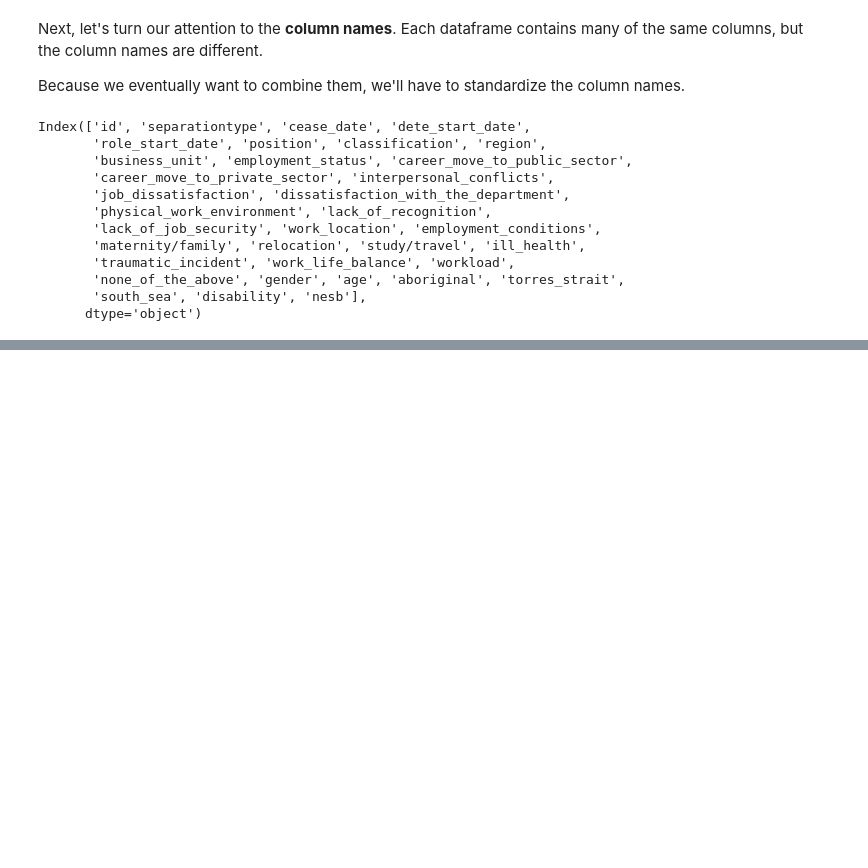
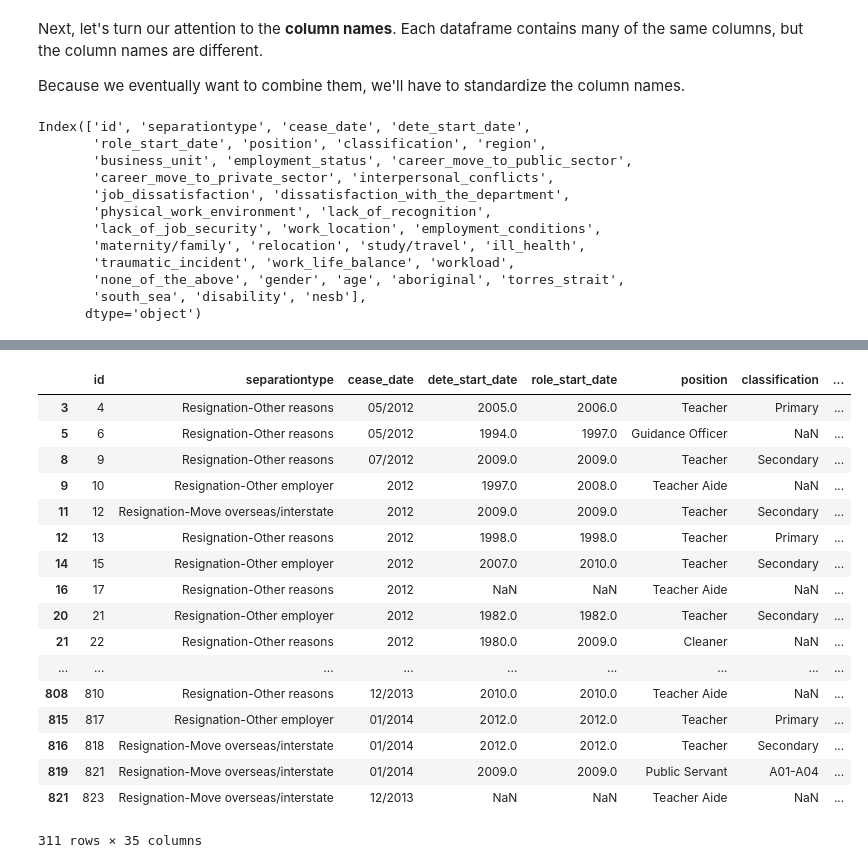
Before and after one commit to eugene-petrash/employees-resigning, a Jupyter notebook: main.ipynb, the cells around one changed output, grey strips where cells are left out. Drawn from its saved outputs; the diff is of its cells as text; code cells hidden in the pictures; blank space fills up the shorter version.

Commit message:
Consider 'Separate dataframes related only to resignation

```diff
--- a/main.ipynb
+++ b/main.ipynb
@@ -277,0 +301,22 @@ Rest of the column names from `tafe_survey_updated` we will handle later
+# %%
+dete_resignations = dete_survey_updated[dete_survey_updated["separationtype"].str.contains("Resignation")]
+dete_resignations
+# %% [output]
+|  | id | separationtype | cease_date | dete_start_date | role_start_date | position | classification | ... |
+| 3 | 4 | Resignation-Other reasons | 05/2012 | 2005.0 | 2006.0 | Teacher | Primary | ... |
+| 5 | 6 | Resignation-Other reasons | 05/2012 | 1994.0 | 1997.0 | Guidance Officer | NaN | ... |
+| 8 | 9 | Resignation-Other reasons | 07/2012 | 2009.0 | 2009.0 | Teacher | Secondary | ... |
+| 9 | 10 | Resignation-Other employer | 2012 | 1997.0 | 2008.0 | Teacher Aide | NaN | ... |
+| 11 | 12 | Resignation-Move overseas/interstate | 2012 | 2009.0 | 2009.0 | Teacher | Secondary | ... |
+| 12 | 13 | Resignation-Other reasons | 2012 | 1998.0 | 1998.0 | Teacher | Primary | ... |
+| 14 | 15 | Resignation-Other employer | 2012 | 2007.0 | 2010.0 | Teacher | Secondary | ... |
+| 16 | 17 | Resignation-Other reasons | 2012 | NaN | NaN | Teacher Aide | NaN | ... |
+| 20 | 21 | Resignation-Other employer | 2012 | 1982.0 | 1982.0 | Teacher | Secondary | ... |
+| 21 | 22 | Resignation-Other reasons | 2012 | 1980.0 | 2009.0 | Cleaner | NaN | ... |
+| ... | ... | ... | ... | ... | ... | ... | ... | ... |
+| 808 | 810 | Resignation-Other reasons | 12/2013 | 2010.0 | 2010.0 | Teacher Aide | NaN | ... |
+| 815 | 817 | Resignation-Other employer | 01/2014 | 2012.0 | 2012.0 | Teacher | Primary | ... |
+| 816 | 818 | Resignation-Move overseas/interstate | 01/2014 | 2012.0 | 2012.0 | Teacher | Secondary | ... |
+| 819 | 821 | Resignation-Move overseas/interstate | 01/2014 | 2009.0 | 2009.0 | Public Servant | A01-A04 | ... |
+| 821 | 823 | Resignation-Move overseas/interstate | 12/2013 | NaN | NaN | Teacher Aide | NaN | ... |
+311 rows × 35 columns
```
Also changed, not shown: parts of 8 cells of this notebook.
